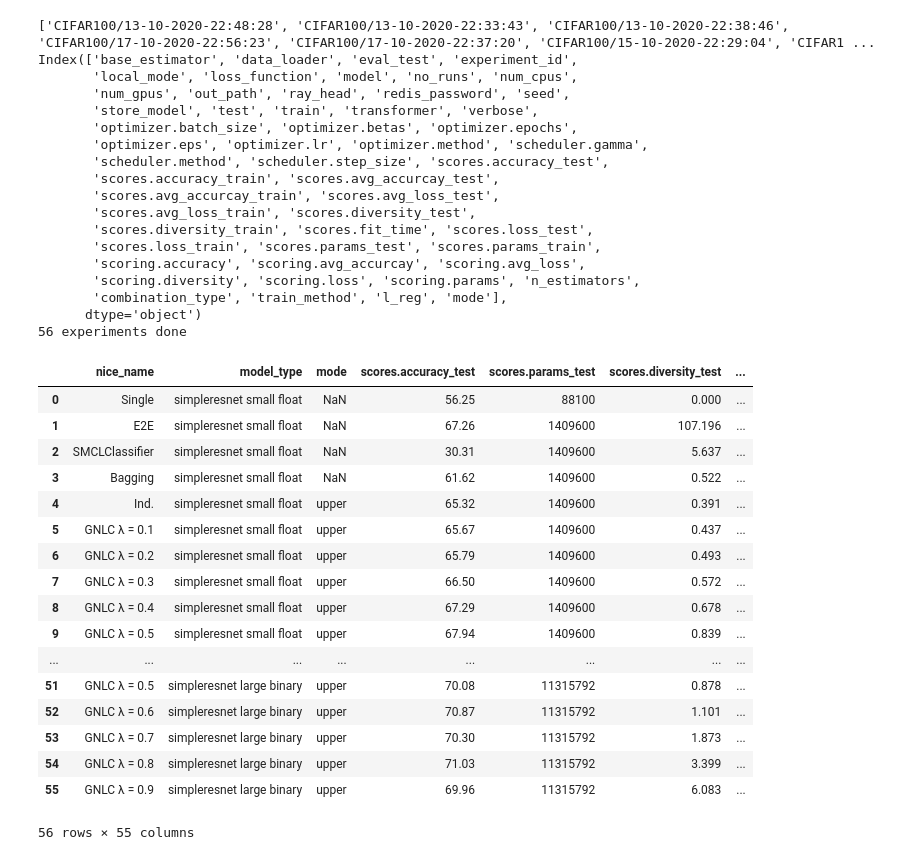
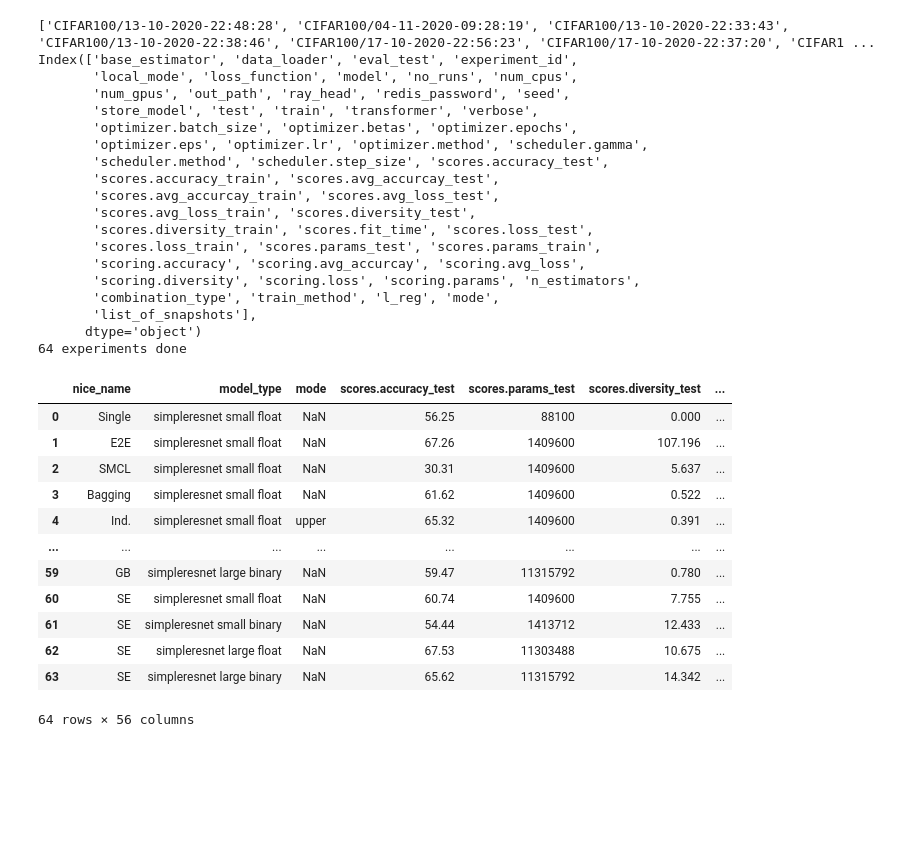
Before and after one commit to sbuschjaeger/gncl, a Jupyter notebook: explore_results.ipynb, the cells around one changed output. Drawn from its saved outputs; the diff is of its cells as text; code cells hidden in the pictures; blank space fills up the shorter version.

```diff
--- a/explore_results.ipynb
+++ b/explore_results.ipynb
@@ -8,13 +8,15 @@ import json
 dataset = "CIFAR100"
 all_subdirs = [os.path.join(dataset,d) for d in os.listdir(dataset) if os.path.isdir(os.path.join(dataset, d)) and d != "cifar-100-python"]
 print(all_subdirs)
-latest_folder = max(all_subdirs, key=os.path.getmtime)
+#latest_folder = max(all_subdirs, key=os.path.getmtime)
+latest_folder = os.path.join(dataset,"18-10-2020-17:53:30")
 
 data = []
 with open(os.path.join(latest_folder, "results.jsonl"), 'r', encoding='utf-8') as f:
     for line in f:
-       data.append(json.loads(line))
+        data.append(json.loads(line))
 
+#print(data)
 df = json_normalize(data)
 df = df.applymap(lambda x: x[0] if (isinstance(x, list) and len(x) == 1) else x)
 
@@ -32,6 +34,10 @@ def nice_name(row):
         return "Single"
     elif row["model"] == "SMCLClassifier":
         return "SMCL"
+    elif row["model"] == "GradientBoostedNets":
+        return "GB"
+    elif row["model"] == "SnapshotEnsembleClassifier":
+        return "SE"
     else:
         return row["model"]
 
@@ -56,51 +62,47 @@ df["scores.avg_accurcay_test"] = df["scores.avg_accurcay_test"]
 df["scores.accuracy_test"] = 100.0*df["scores.accuracy_test"]
 df = df.round(decimals = 3)
 
 print("{} experiments done".format(len(df)))
 cols = df.columns
 cols = ["nice_name", "model_type", "mode", "scores.accuracy_test", "scores.params_test", "scores.diversity_test"] + list(set(cols) - set(["nice_name", "model_type", "mode", "scores.accuracy_test", "scores.params_test", "scores.diversity_test"]))
 df = df.reindex(cols, axis=1)
 df
 #dfbinary = df[df["model_type"] == "binary"]
 #dffloat = df[df["model_type"] == "float"]
 #dffloat
 # %% [output]
-['CIFAR100/13-10-2020-22:48:28', 'CIFAR100/13-10-2020-22:33:43', 'CIFAR100/13-10-2020-22:38:46', 'CIFAR100/17-10-2020-22:56:23', 'CIFAR100/17-10-2020-22:37:20', 'CIFAR100/15-10-2020-22:29:04', 'CIFAR1 ...
+['CIFAR100/13-10-2020-22:48:28', 'CIFAR100/04-11-2020-09:28:19', 'CIFAR100/13-10-2020-22:33:43', 'CIFAR100/13-10-2020-22:38:46', 'CIFAR100/17-10-2020-22:56:23', 'CIFAR100/17-10-2020-22:37:20', 'CIFAR1 ...
 Index(['base_estimator', 'data_loader', 'eval_test', 'experiment_id',
        'local_mode', 'loss_function', 'model', 'no_runs', 'num_cpus',
        'num_gpus', 'out_path', 'ray_head', 'redis_password', 'seed',
        'store_model', 'test', 'train', 'transformer', 'verbose',
        'optimizer.batch_size', 'optimizer.betas', 'optimizer.epochs',
        'optimizer.eps', 'optimizer.lr', 'optimizer.method', 'scheduler.gamma',
        'scheduler.method', 'scheduler.step_size', 'scores.accuracy_test',
        'scores.accuracy_train', 'scores.avg_accurcay_test',
        'scores.avg_accurcay_train', 'scores.avg_loss_test',
        'scores.avg_loss_train', 'scores.diversity_test',
        'scores.diversity_train', 'scores.fit_time', 'scores.loss_test',
        'scores.loss_train', 'scores.params_test', 'scores.params_train',
        'scoring.accuracy', 'scoring.avg_accurcay', 'scoring.avg_loss',
        'scoring.diversity', 'scoring.loss', 'scoring.params', 'n_estimators',
-       'combination_type', 'train_method', 'l_reg', 'mode'],
+       'combination_type', 'train_method', 'l_reg', 'mode',
+       'list_of_snapshots'],
       dtype='object')
-56 experiments done
+64 experiments done
 |  | nice_name | model_type | mode | scores.accuracy_test | scores.params_test | scores.diversity_test | ... |
 | 0 | Single | simpleresnet small float | NaN | 56.25 | 88100 | 0.000 | ... |
 | 1 | E2E | simpleresnet small float | NaN | 67.26 | 1409600 | 107.196 | ... |
-| 2 | SMCLClassifier | simpleresnet small float | NaN | 30.31 | 1409600 | 5.637 | ... |
+| 2 | SMCL | simpleresnet small float | NaN | 30.31 | 1409600 | 5.637 | ... |
 | 3 | Bagging | simpleresnet small float | NaN | 61.62 | 1409600 | 0.522 | ... |
 | 4 | Ind. | simpleresnet small float | upper | 65.32 | 1409600 | 0.391 | ... |
-| 5 | GNLC λ = 0.1 | simpleresnet small float | upper | 65.67 | 1409600 | 0.437 | ... |
-| 6 | GNLC λ = 0.2 | simpleresnet small float | upper | 65.79 | 1409600 | 0.493 | ... |
-| 7 | GNLC λ = 0.3 | simpleresnet small float | upper | 66.50 | 1409600 | 0.572 | ... |
-| 8 | GNLC λ = 0.4 | simpleresnet small float | upper | 67.29 | 1409600 | 0.678 | ... |
-| 9 | GNLC λ = 0.5 | simpleresnet small float | upper | 67.94 | 1409600 | 0.839 | ... |
 | ... | ... | ... | ... | ... | ... | ... | ... |
-| 51 | GNLC λ = 0.5 | simpleresnet large binary | upper | 70.08 | 11315792 | 0.878 | ... |
-| 52 | GNLC λ = 0.6 | simpleresnet large binary | upper | 70.87 | 11315792 | 1.101 | ... |
-| 53 | GNLC λ = 0.7 | simpleresnet large binary | upper | 70.30 | 11315792 | 1.873 | ... |
-| 54 | GNLC λ = 0.8 | simpleresnet large binary | upper | 71.03 | 11315792 | 3.399 | ... |
-| 55 | GNLC λ = 0.9 | simpleresnet large binary | upper | 69.96 | 11315792 | 6.083 | ... |
+| 59 | GB | simpleresnet large binary | NaN | 59.47 | 11315792 | 0.780 | ... |
+| 60 | SE | simpleresnet small float | NaN | 60.74 | 1409600 | 7.755 | ... |
+| 61 | SE | simpleresnet small binary | NaN | 54.44 | 1413712 | 12.433 | ... |
+| 62 | SE | simpleresnet large float | NaN | 67.53 | 11303488 | 10.675 | ... |
+| 63 | SE | simpleresnet large binary | NaN | 65.62 | 11315792 | 14.342 | ... |
-56 rows × 55 columns
+64 rows × 56 columns
 # %%
 import numpy as np
 import plotly.io as pio
```
Also changed, not shown: parts of 2 cells of this notebook, 3 other files.
